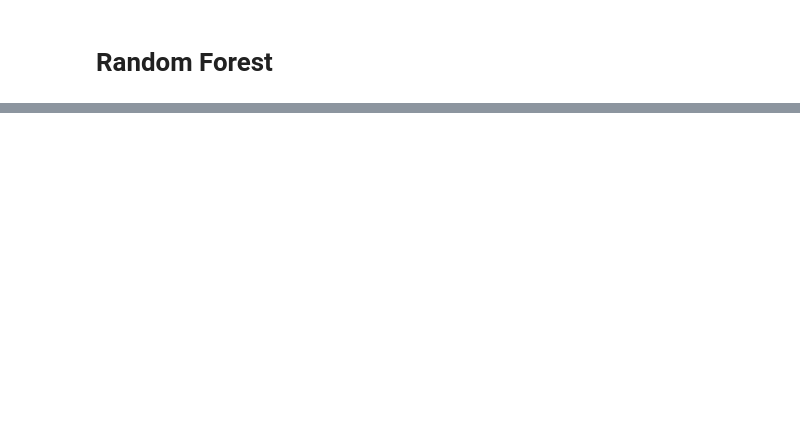
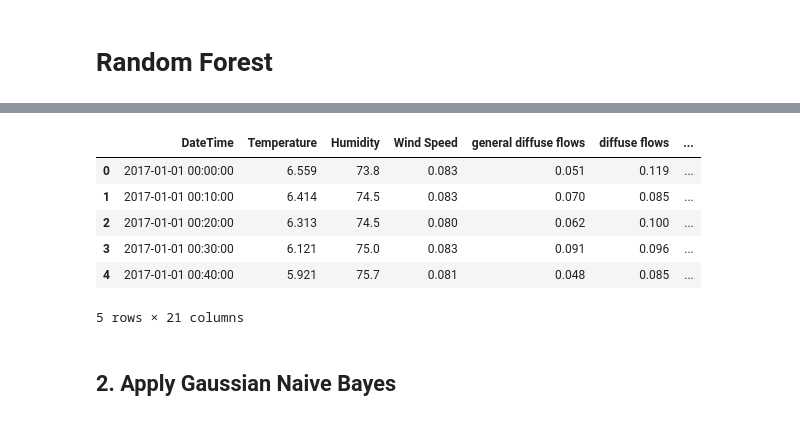
Before and after one commit to Su-mia/ML-Power-Consumption-Prediction, a Jupyter notebook: preprocessing_&_visualisation.ipynb, the cells around one changed output, grey strips where cells are left out. Cells and saved outputs as stored; diff of their text form; code cells hidden in the pictures; blank space fills up the shorter version.

```diff
--- a/preprocessing_&_visualisation.ipynb
+++ b/preprocessing_&_visualisation.ipynb
@@ -521,0 +853,6 @@ Mean Percentage Error for Zone 3: 10.975275554672923
+# %%
+# Create equal-width bins
+Data_agg_quarter['binned_target zone 1'] = pd.cut(Data_agg_quarter['Zone 1 Power Consumption'], bins=num_bins_zone1, labels=False)
+
+# Display the result
+print(Data_agg_quarter[['Zone 1 Power Consumption', 'binned_target zone 1']])
@@ -521,0 +900,3 @@ Mean Percentage Error for Zone 3: 10.975275554672923
+# %%
+Data_agg_quarter['binned_target zone 2'] = pd.cut(Data_agg_quarter['Zone 2 Power Consumption'], bins=num_bins_zone2, labels=False)
+Data_agg_quarter['binned_target zone 3'] = pd.cut(Data_agg_quarter['Zone 3 Power Consumption'], bins=num_bins_zone3, labels=False)
@@ -521,0 +925,6 @@ Mean Percentage Error for Zone 3: 10.975275554672923
+# %%
+num_bins = 25
+# Create equal-frequency bins
+Data_agg_quarter['binned_wind_speed'] = pd.qcut(Data_agg_quarter['Wind Speed'], q=num_bins, labels=False)
+# Display the result
+print(Data_agg_quarter[['Wind Speed', 'binned_wind_speed']])
@@ -521,0 +946,12 @@ Mean Percentage Error for Zone 3: 10.975275554672923
+# %%
+Data_agg_quarter.head()
+# %% [output]
+|  | DateTime | Temperature | Humidity | Wind Speed | general diffuse flows | diffuse flows | ... |
+| 0 | 2017-01-01 00:00:00 | 6.559 | 73.8 | 0.083 | 0.051 | 0.119 | ... |
+| 1 | 2017-01-01 00:10:00 | 6.414 | 74.5 | 0.083 | 0.070 | 0.085 | ... |
+| 2 | 2017-01-01 00:20:00 | 6.313 | 74.5 | 0.080 | 0.062 | 0.100 | ... |
+| 3 | 2017-01-01 00:30:00 | 6.121 | 75.0 | 0.083 | 0.091 | 0.096 | ... |
+| 4 | 2017-01-01 00:40:00 | 5.921 | 75.7 | 0.081 | 0.048 | 0.085 | ... |
+5 rows × 21 columns
+# %% [markdown]
+## 2. Apply Gaussian Naive Bayes
```
Also changed, not shown: parts of 51 cells of this notebook.
